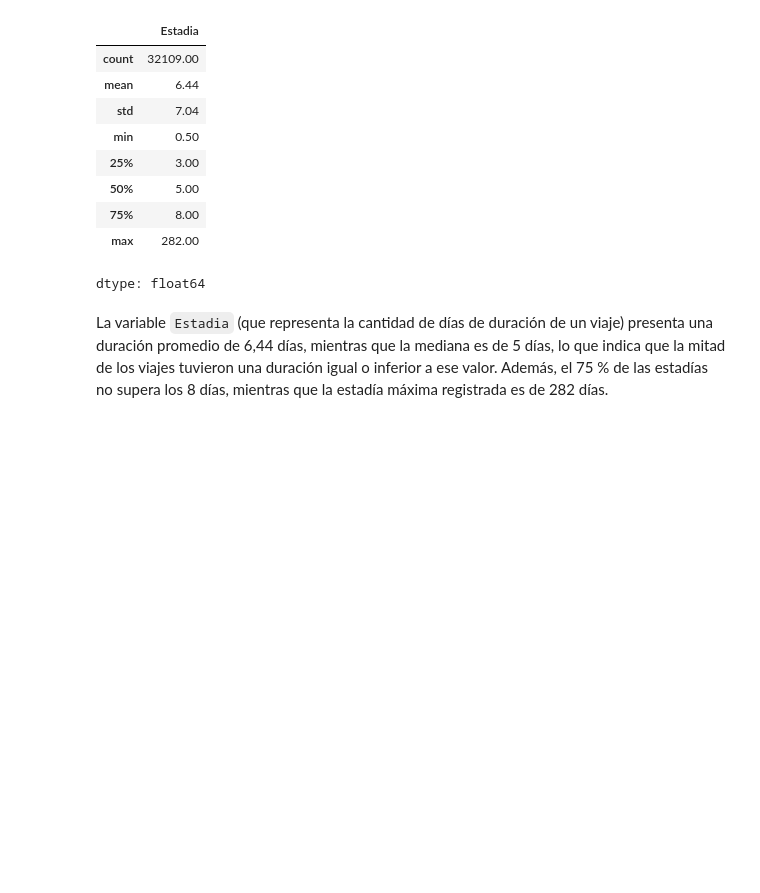
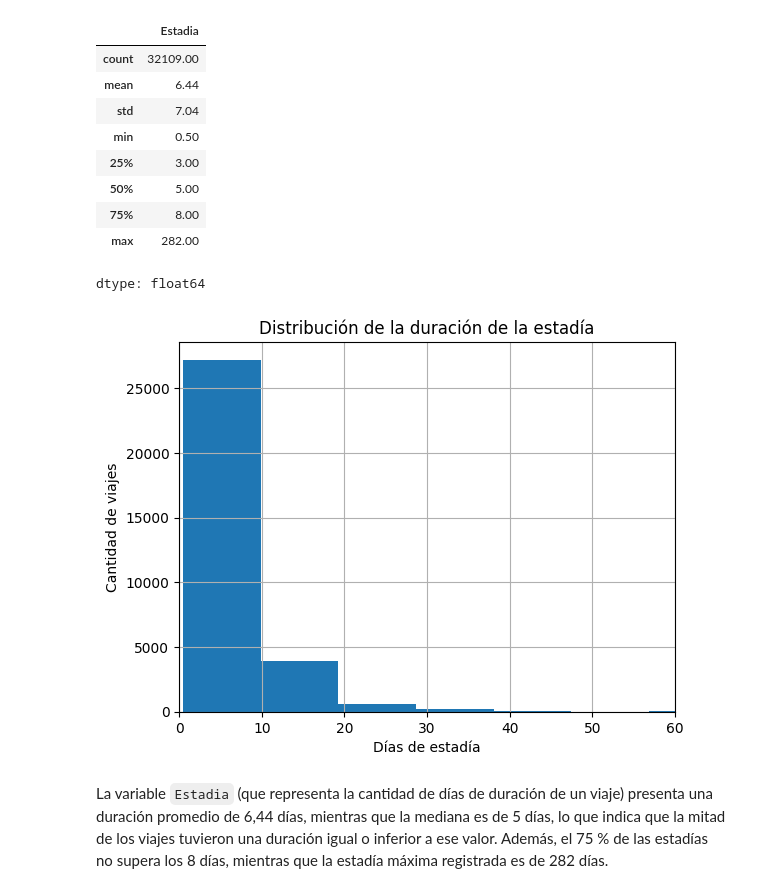
Before and after one commit to ignacionachorodriguez/entrega1-turismo, a Jupyter notebook: entrega1.ipynb, the cells around one changed output. Saved outputs shown, nothing was run; the diff lists cells and outputs as text; code cells hidden in the pictures; blank space fills up the shorter version.

```diff
--- a/entrega1.ipynb
+++ b/entrega1.ipynb
@@ -489,6 +498,20 @@ df_emisivo["Estadia"].describe().round(2) # Obtenemos un resumen estadístico de
 | 75% | 8.00 |
 | max | 282.00 |
 dtype: float64
+# %%
+import matplotlib.pyplot as plt
+
+df_emisivo["Estadia"].hist(bins=30)
+
+plt.xlim(0, 60)  # Mostramos únicamente las estadías de hasta 60 días
+
+plt.title("Distribución de la duración de la estadía")
+plt.xlabel("Días de estadía")
+plt.ylabel("Cantidad de viajes")
+
+plt.show()
+# %% [output]
+[figure, added]
 # %% [markdown]
 La variable `Estadia` (que representa la cantidad de días de duración de un viaje) presenta una duración promedio de 6,44 días, mientras que la mediana es de 5 días, lo que indica que la mitad de los viajes tuvieron una duración igual o inferior a ese valor. Además, el 75 % de las estadías no supera los 8 días, mientras que la estadía máxima registrada es de 282 días.
 # %%
```
Also changed, not shown: parts of 9 cells of this notebook.
